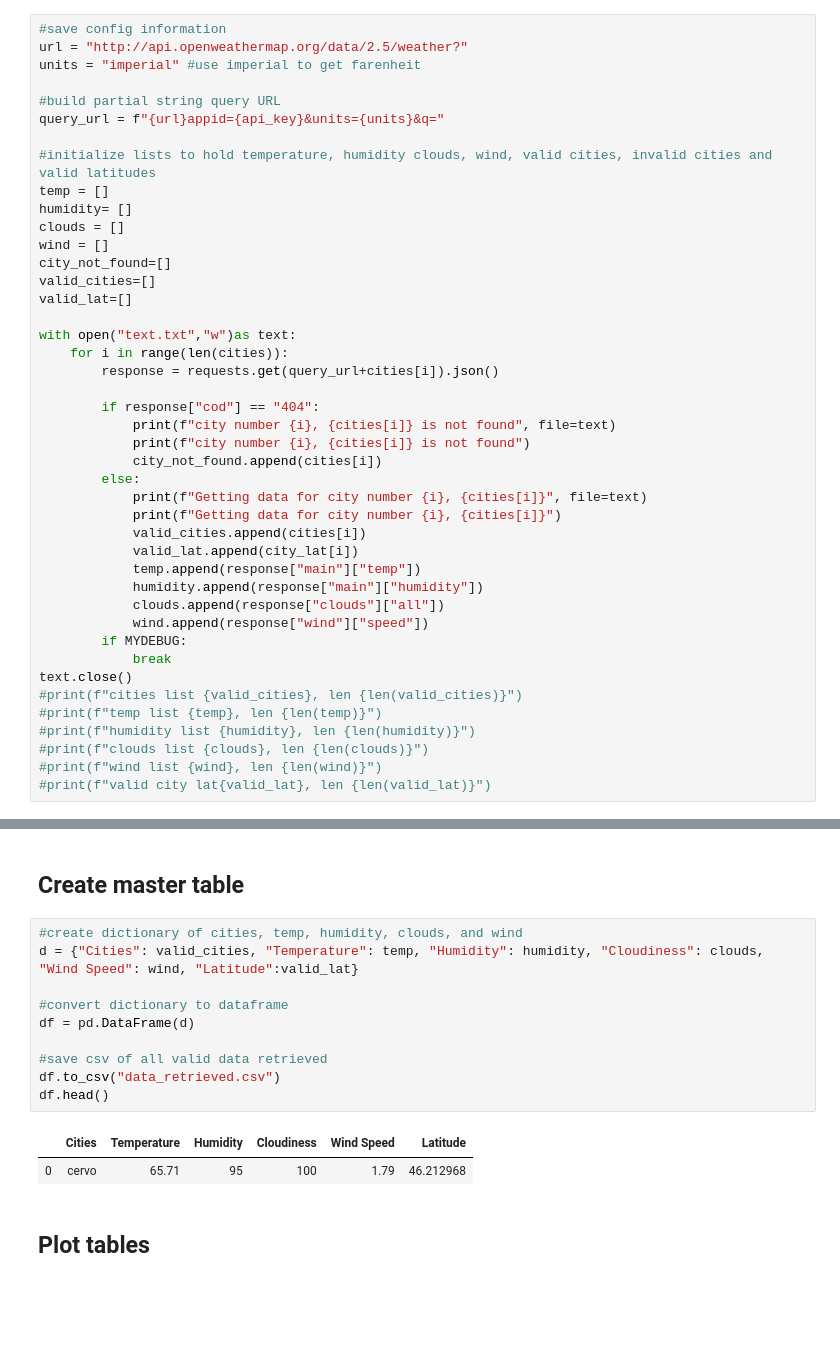
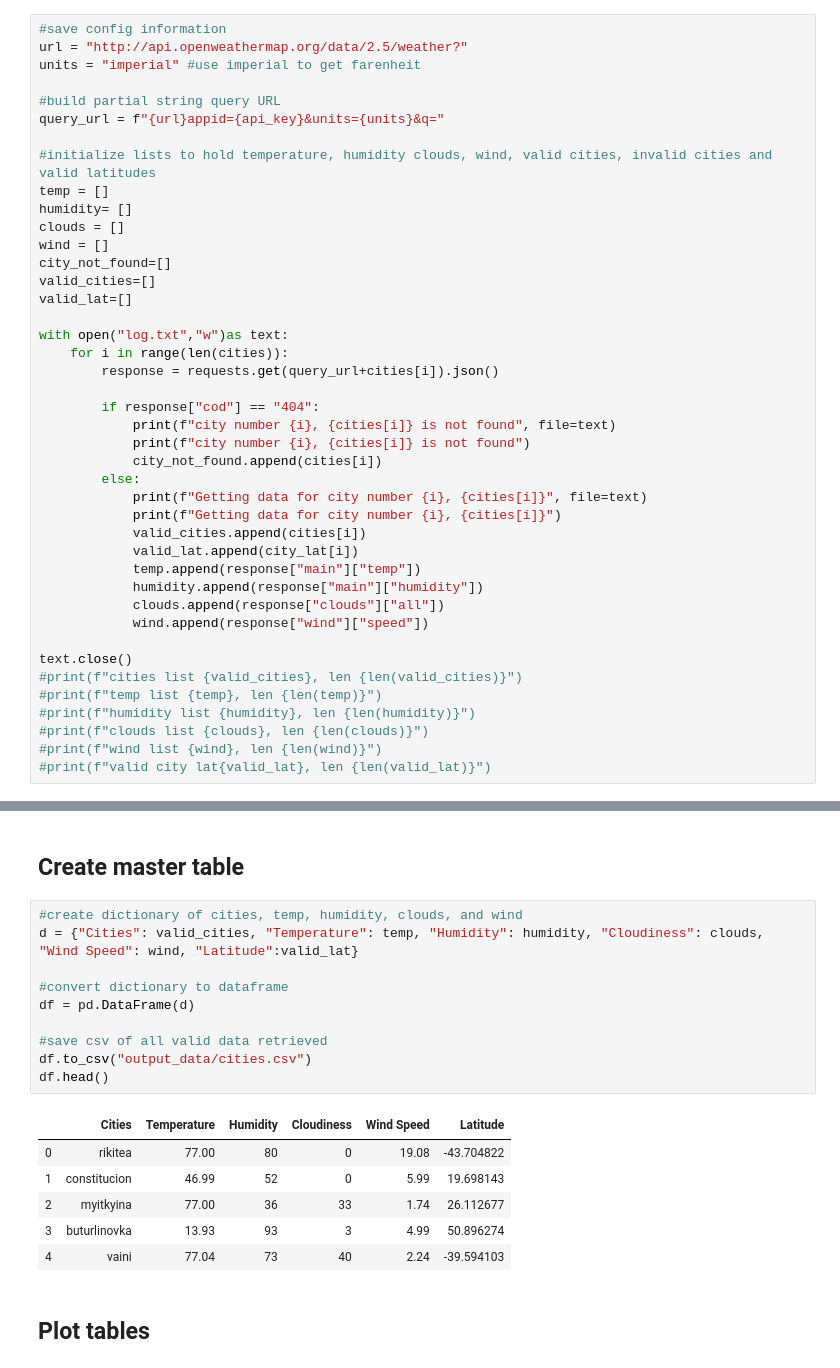
Before and after one commit to TrevorLovesMommy/python-api-challenge, a Jupyter notebook: WeatherPy/weatherpy.ipynb, the cells around one changed output, grey strips where cells are left out. Cells and saved outputs as stored; diff of their text form; blank space fills up the shorter version.

```diff
--- a/WeatherPy/weatherpy.ipynb
+++ b/WeatherPy/weatherpy.ipynb
@@ -78,7 +76,7 @@ city_not_found=[]
 valid_cities=[]
 valid_lat=[]
 
-with open("text.txt","w")as text:
+with open("log.txt","w")as text:
     for i in range(len(cities)):
         response = requests.get(query_url+cities[i]).json()
 
@@ -95,8 +93,7 @@ with open("text.txt","w")as text:
             humidity.append(response["main"]["humidity"])
             clouds.append(response["clouds"]["all"])
             wind.append(response["wind"]["speed"])
-        if MYDEBUG:
-            break
+
 text.close()
 #print(f"cities list {valid_cities}, len {len(valid_cities)}")
 #print(f"temp list {temp}, len {len(temp)}")
@@ -111,16 +124,20 @@ Getting data for city number 0, cervo
 # %%
 #create dictionary of cities, temp, humidity, clouds, and wind
 d = {"Cities": valid_cities, "Temperature": temp, "Humidity": humidity, "Cloudiness": clouds, "Wind Speed": wind, "Latitude":valid_lat}
 
 #convert dictionary to dataframe
 df = pd.DataFrame(d)
 
 #save csv of all valid data retrieved
-df.to_csv("data_retrieved.csv")
+df.to_csv("output_data/cities.csv")
 df.head()
 # %% [output]
 |  | Cities | Temperature | Humidity | Cloudiness | Wind Speed | Latitude |
-| 0 | cervo | 65.71 | 95 | 100 | 1.79 | 46.212968 |
+| 0 | rikitea | 77.00 | 80 | 0 | 19.08 | -43.704822 |
+| 1 | constitucion | 46.99 | 52 | 0 | 5.99 | 19.698143 |
+| 2 | myitkyina | 77.00 | 36 | 33 | 1.74 | 26.112677 |
+| 3 | buturlinovka | 13.93 | 93 | 3 | 4.99 | 50.896274 |
+| 4 | vaini | 77.04 | 73 | 40 | 2.24 | -39.594103 |
 # %% [markdown]
 ## Plot tables
 # %%
```
Also changed, not shown: parts of 7 cells of this notebook, 7 other files.
